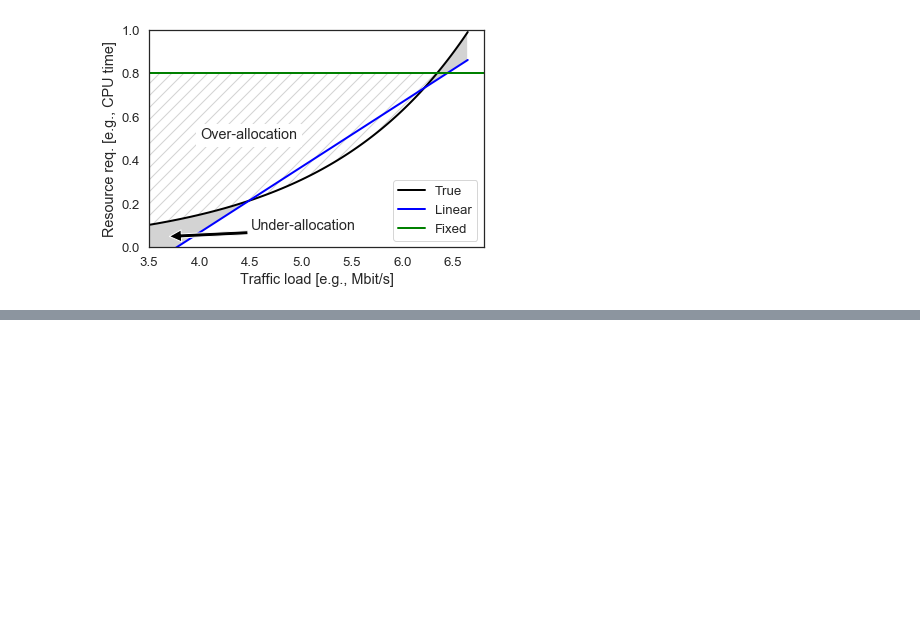
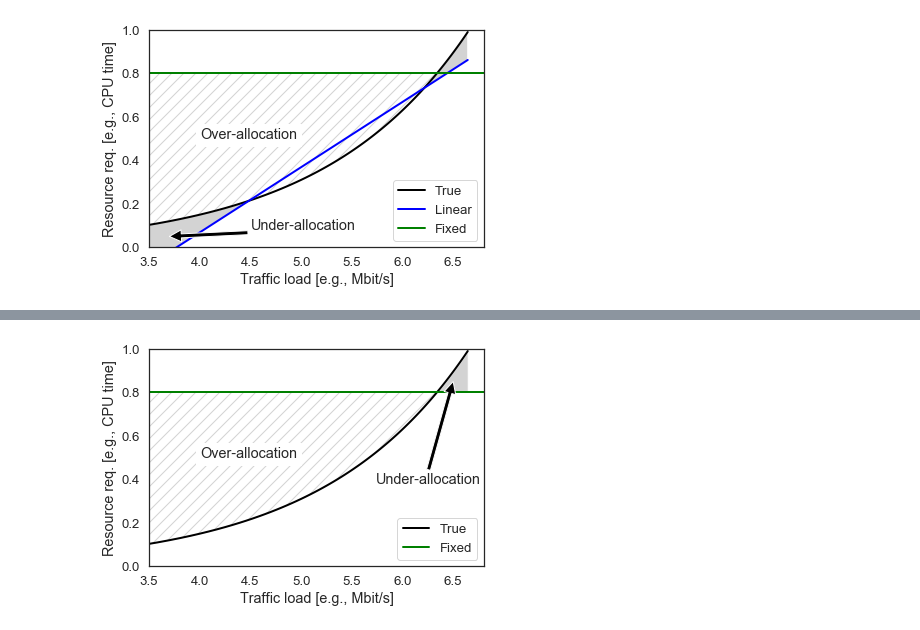
Before and after one commit to CN-UPB/ml-for-resource-allocation, a Jupyter notebook: example.ipynb, the cells around one changed output, grey strips where cells are left out. Drawn from its saved outputs; the diff is of its cells as text; code cells hidden in the pictures; blank space fills up the shorter version.

```diff
--- a/example.ipynb
+++ b/example.ipynb
@@ -153,0 +173,27 @@ fig.savefig('plots/example_alloc.pdf', bbox_inches='tight')
+# %%
+# 2nd: plot fixed resource alloc at 80%
+fig, ax = plt.subplots()
+
+fixed=0.8
+
+# lines
+plt.plot(df[thr_col], df[cpu_col], label='True', color='black', linewidth=2)
+plt.axhline(y=fixed, label='Fixed', color='green', linewidth=2)
+
+# fill in between
+ax.fill_between(df[thr_col], df[cpu_col], fixed, where=df[cpu_col]<fixed, facecolor='white', edgecolor='lightgrey', hatch='//')
+ax.fill_between(df[thr_col], df[cpu_col], fixed, where=df[cpu_col]>fixed, facecolor='lightgrey')
+
+# # text
+ax.text(4, 0.5, 'Over-allocation', bbox={'facecolor': 'white'})
+ax.annotate('Under-allocation', xy=(6.5, 0.85), xytext=(6.25, 0.4), arrowprops={'facecolor': 'black'}, verticalalignment='center', horizontalalignment='center')
+
+plt.xlabel(thr_col)
+plt.ylabel(cpu_col)
+plt.xlim(3.5)
+plt.ylim(0, 1)
+plt.legend()
+
+fig.savefig('plots/example_alloc_fixed.png', bbox_inches='tight')
+# %% [output]
+[figure, added]
```
Also changed, not shown: parts of 2 cells of this notebook, 5 other files.
